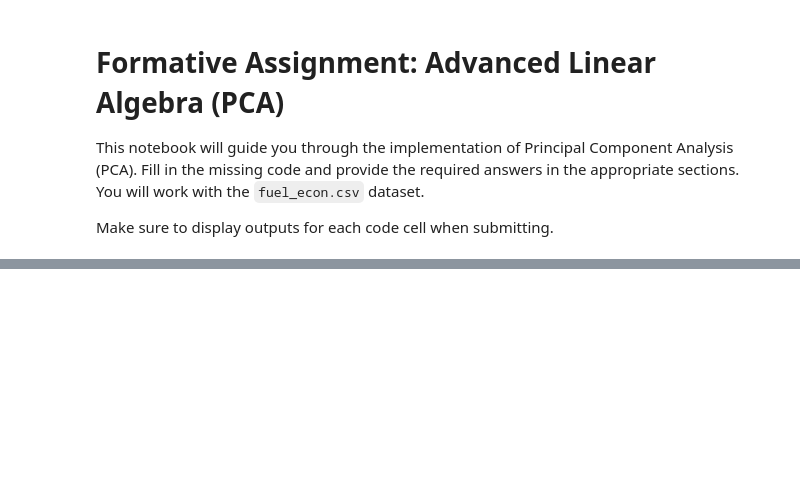
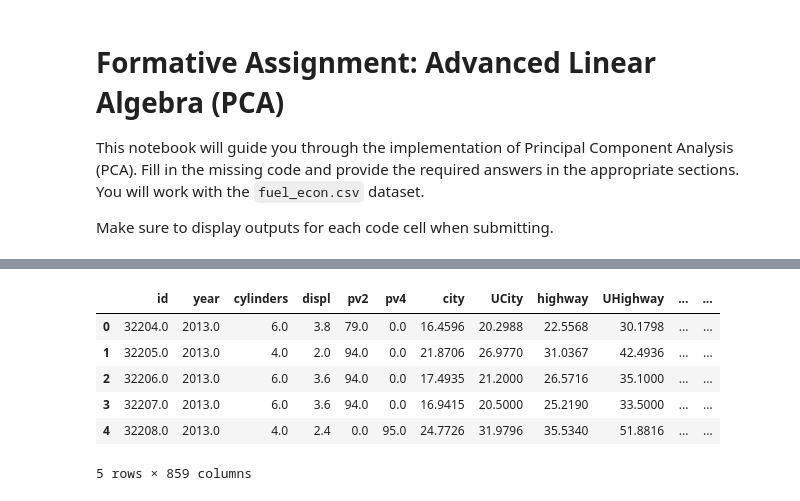
Before and after one commit to nellyiya/Formative---Principle-Component-Analysis, a Jupyter notebook: PCA_formative.ipynb, the cells around one changed output, grey strips where cells are left out. Drawn from its saved outputs; the diff is of its cells as text; code cells hidden in the pictures; blank space fills up the shorter version.

```diff
--- a/PCA_formative.ipynb
+++ b/PCA_formative.ipynb
@@ -188,0 +33,36 @@ plt.show()
+# %%
+# Identify non-numeric columns
+non_numeric_columns = data.select_dtypes(exclude=[np.number]).columns
+
+# Check if there are any non-numeric columns
+if len(non_numeric_columns) > 0:
+    # Apply one-hot encoding to categorical columns
+    encoder = OneHotEncoder(drop='first', sparse_output=False)  # Use `sparse_output=False` for dense arrays
+    encoded_data = encoder.fit_transform(data[non_numeric_columns])
+    encoded_df = pd.DataFrame(encoded_data, columns=encoder.get_feature_names_out(non_numeric_columns))
+else:
+    # If there are no non-numeric columns, create an empty DataFrame
+    encoded_df = pd.DataFrame()
+
+# Impute missing values in numeric columns
+numeric_data = data.select_dtypes(include=[np.number])
+imputer = SimpleImputer(strategy='mean')
+imputed_numeric_data = imputer.fit_transform(numeric_data)
+imputed_numeric_df = pd.DataFrame(imputed_numeric_data, columns=numeric_data.columns)
+
+# Combine encoded categorical data and imputed numeric data
+if not encoded_df.empty:
+    processed_data = pd.concat([imputed_numeric_df, encoded_df], axis=1)
+else:
+    processed_data = imputed_numeric_df  # If no categorical columns, use only numeric data
+
+# Display the first few rows of the processed data
+processed_data.head()
+# %% [output]
+|  | id | year | cylinders | displ | pv2 | pv4 | city | UCity | highway | UHighway | ... | ... |
+| 0 | 32204.0 | 2013.0 | 6.0 | 3.8 | 79.0 | 0.0 | 16.4596 | 20.2988 | 22.5568 | 30.1798 | ... | ... |
+| 1 | 32205.0 | 2013.0 | 4.0 | 2.0 | 94.0 | 0.0 | 21.8706 | 26.9770 | 31.0367 | 42.4936 | ... | ... |
+| 2 | 32206.0 | 2013.0 | 6.0 | 3.6 | 94.0 | 0.0 | 17.4935 | 21.2000 | 26.5716 | 35.1000 | ... | ... |
+| 3 | 32207.0 | 2013.0 | 6.0 | 3.6 | 94.0 | 0.0 | 16.9415 | 20.5000 | 25.2190 | 33.5000 | ... | ... |
+| 4 | 32208.0 | 2013.0 | 4.0 | 2.4 | 0.0 | 95.0 | 24.7726 | 31.9796 | 35.5340 | 51.8816 | ... | ... |
+5 rows × 859 columns
```
Also changed, not shown: parts of 35 cells of this notebook.
